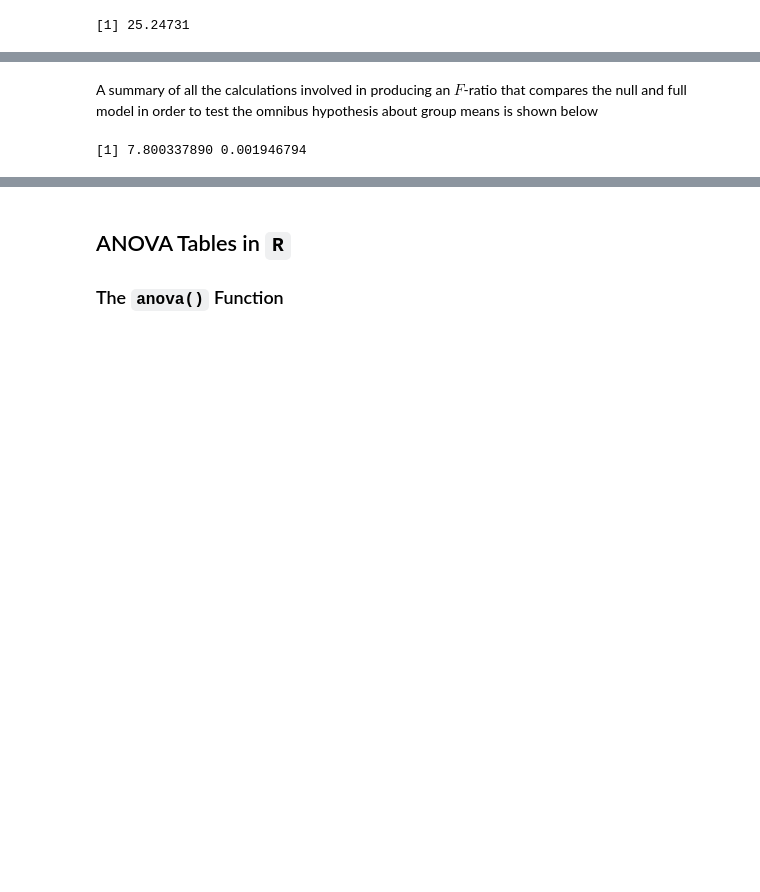
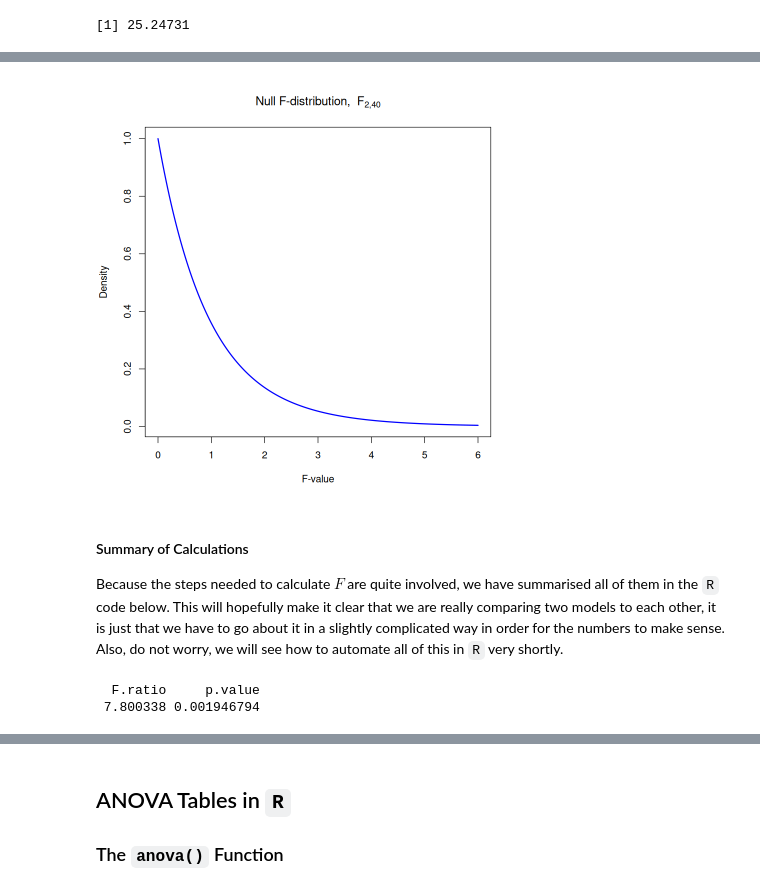
Before and after one commit to PCHN63101-Advanced-Data-Skills/Model-Comparisons-ANOVA, a Jupyter notebook: _build/jupyter_execute/3.omnibus-tests-model-comps.ipynb, the cells around one changed output, grey strips where cells are left out. Saved outputs shown, nothing was run; the diff lists cells and outputs as text; code cells hidden in the pictures; blank space fills up the shorter version.

```diff
--- a/_build/jupyter_execute/3.omnibus-tests-model-comps.ipynb
+++ b/_build/jupyter_execute/3.omnibus-tests-model-comps.ipynb
@@ -196,5 +211,25 @@ Or, to put this a difference way, how much have we managed to explain for each p
+# %%
+# Parameters
+df1 <- 2   # numerator degrees of freedom
+df2 <- 40  # denominator degrees of freedom
+
+# Range of F values to plot
+x <- seq(0, 6, length.out = 200)  # up to ~6 is enough for df1=2, df2=30
+
+# Density of the F-distribution
+y <- df(x, df1, df2)
+
+# Plot
+plot(x, y, type = "l",
+     lwd = 2, col = "blue",
+     main = bquote("Null F-distribution, " ~ F[2*","*40]),
+     xlab = "F-value", ylab = "Density")
+# %% [output]
+[figure, added]
 # %% [markdown]
-A summary of all the calculations involved in producing an $F$-ratio that compares the null and full model in order to test the omnibus hypothesis about group means is shown below
+#### Summary of Calculations
+
+Because the steps needed to calculate $F$ are quite involved, we have summarised all of them in the `R` code below. This will hopefully make it clear that we are really comparing two models to each other, it is just that we have to go about it in a slightly complicated way in order for the numbers to make sense. Also, do not worry, we will see how to automate all of this in `R` very shortly.
 # %%
 # Null model and full model
 null.mod <- lm(mpg ~ 1,      data=mtcars)
@@ -204,23 +239,24 @@ full.mod <- lm(mpg ~ origin, data=mtcars)
 null.RSS  <- sum(resid(null.mod)^2)
 full.RSS  <- sum(resid(full.mod)^2)
 
-# Between-group sums-of-squares (model improvement)
-SS.B <- null.RSS - full.RSS
-
-# Within-group sums-of-squares (error variance)
-SS.W <- full.RSS
+# Sums-of-squares
+SS.B <- null.RSS - full.RSS # between-groups (model improvement)
+SS.W <- full.RSS            # within-groups (error)
 
 # Mean-squares
 df.1 <- 2
-df.2 <- full.mod$df.residual
-MS.B <- SS.B / df.1 # average error reduction per-parameter
-MS.W <- SS.W / df.2 # average error left over per-subject
+df.2 <- full.mod$df.residual # (n-p)
+MS.B <- SS.B / df.1          # reduction in error variance (effect)
+MS.W <- SS.W / df.2          # remnaining error variance (error)
 
 # F-ratio
 F <- MS.B / MS.W
+
+# p-value from null F-distribution with df1 and df2
 p <- pf(q=F, df1=df.1, df2=df.2, lower.tail=FALSE)
 
 # Results
-print(c(F,p))
+print(data.frame("F.ratio"=F, "p.value"=p), row.names=FALSE)
 # %% [output]
-[1] 7.800337890 0.001946794
+  F.ratio     p.value
+ 7.800338 0.001946794
```
Also changed, not shown: parts of 12 cells of this notebook, 7 other files.
